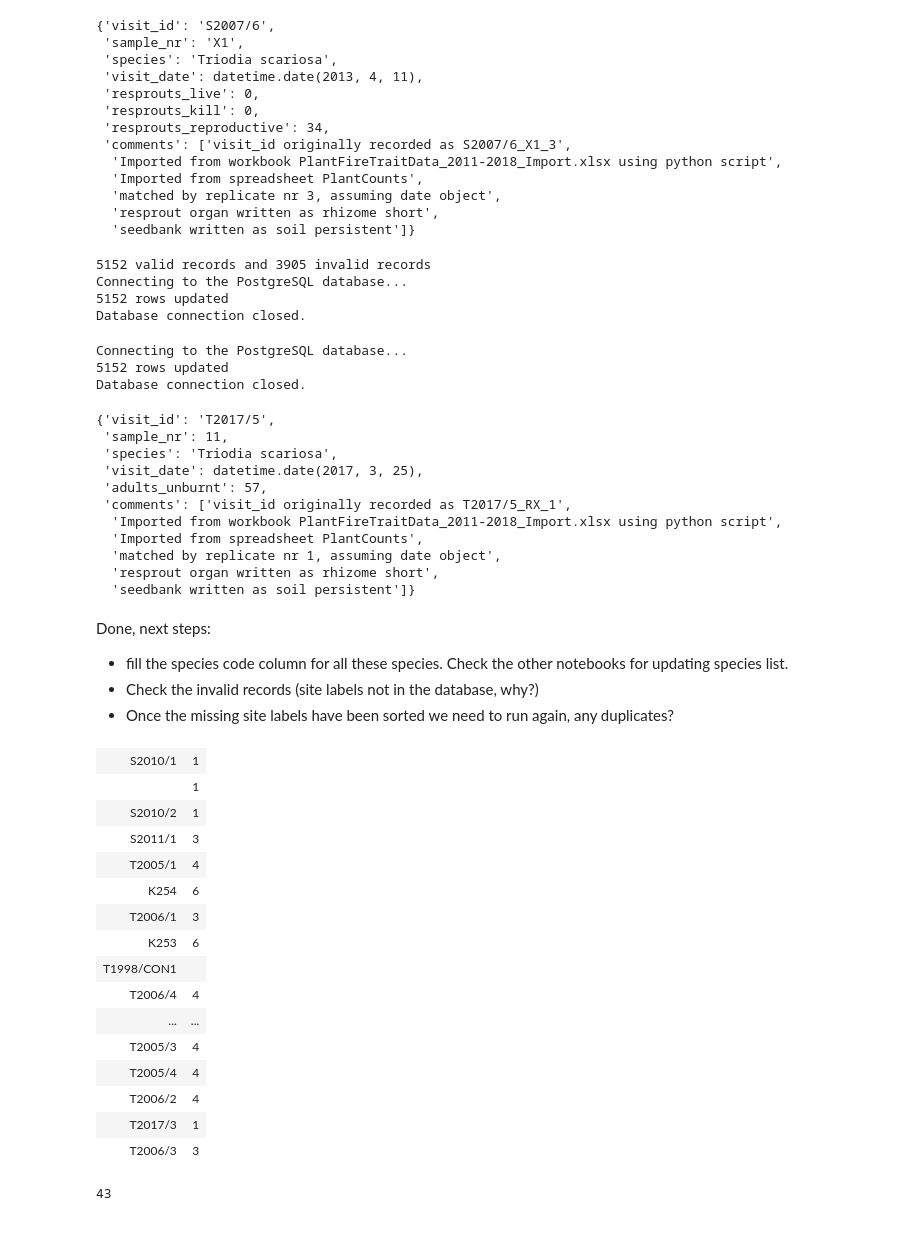
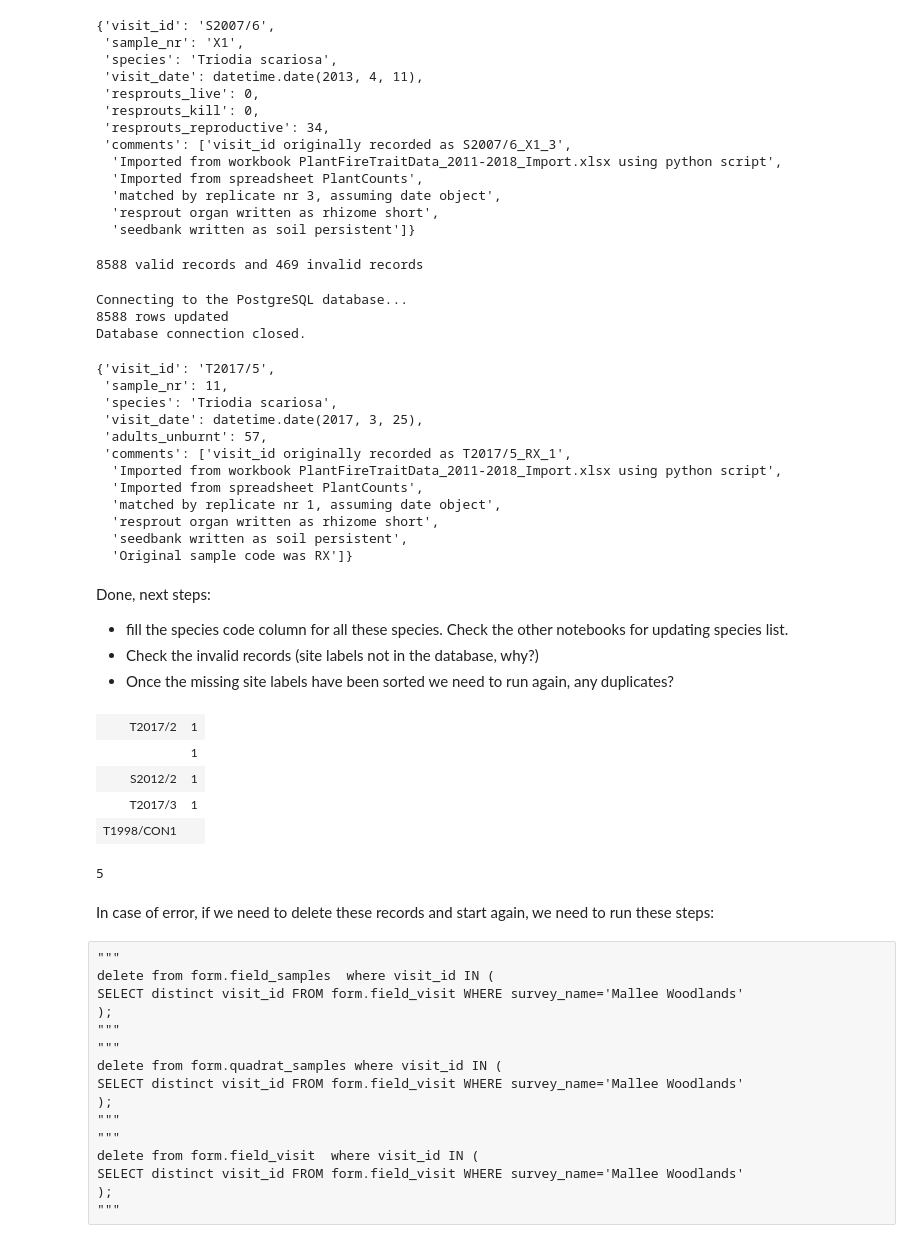
Before and after one commit to ces-unsw-edu-au/fireveg-db-imports, a Jupyter notebook: workflow/Field-forms/10-Mallee-Woodlands-import.ipynb, the cells around one changed output. Cells and saved outputs as stored; diff of their text form; code cells hidden in the pictures.

Commit message:
Final import of Mallee data

```diff
--- a/workflow/Field-forms/10-Mallee-Woodlands-import.ipynb
+++ b/workflow/Field-forms/10-Mallee-Woodlands-import.ipynb
@@ -434,7 +434,12 @@ samples = {"A":1,"K":2,"R":3,"N":4,"G":5,"X1":6,"X2":7,"X3":8,
            "AX":9, "KX":10, "RX":11, "NX":12,}
 for record in quadrats:
     if record['sample_nr']:
-        record['sample_nr']=samples[record['sample_nr']]
+        samplenr=record['sample_nr']
+        record['sample_nr']=samples[samplenr]
+        record['comment']=['Original sample code was %s' % samplenr]
+    else:
+        record['sample_nr']=99
+        record['comment']=['Original sample code/nr was missing']
 # %%
 quadrats[175]
 # %% [output]
@@ -503,26 +535,27 @@ invalid_records=list()
 for record in records:
     if 'visit_date' in record.keys():
         if record['sample_nr']:
-            record['sample_nr']=samples[record['sample_nr']]
+            samplenr=record['sample_nr']
+            record['sample_nr']=samples[samplenr]
+            record['comments'].append('Original sample code was %s' % samplenr)
+        else:
+            record['sample_nr']=99
+            record['comments'].append('Original sample code/nr was missing')
         valid_records.append(record)
     else:
         invalid_records.append(record)
 
 print("%s valid records and %s invalid records" % (len(valid_records), len(invalid_records)))
 # %% [output]
-5152 valid records and 3905 invalid records
-Connecting to the PostgreSQL database...
-5152 rows updated
-Database connection closed.
+8588 valid records and 469 invalid records
 # %%
-
 batch_upsert(dbparams,table='form.quadrat_samples',
              records=valid_records,
              keycol=('visit_id','visit_date','sample_nr'),
              idx=None, execute=True)
 # %% [output]
 Connecting to the PostgreSQL database...
-5152 rows updated
+8588 rows updated
 Database connection closed.
 # %%
 record
@@ -537,7 +570,8 @@ record
   'Imported from spreadsheet PlantCounts',
   'matched by replicate nr 1, assuming date object',
   'resprout organ written as rhizome short',
-  'seedbank written as soil persistent']}
+  'seedbank written as soil persistent',
+  'Original sample code was RX']}
 # %% [markdown]
 Done, next steps:
 - fill the species code column for all these species. Check the other notebooks for updating species list.
@@ -549,29 +583,36 @@ Done, next steps:
 # %%
 vids=list()
 for record in invalid_records:
     vids.append((record['visit_id'],record['replicate_nr']))
 
-#table = tabulate(set(vids), tablefmt='html')
+table = tabulate(set(vids), tablefmt='html')
 
-#display(HTML(table))
+display(HTML(table))
 # %% [output]
-| S2010/1 | 1 |
+| T2017/2 | 1 |
 |  | 1 |
-| S2010/2 | 1 |
-| S2011/1 | 3 |
-| T2005/1 | 4 |
-| K254 | 6 |
-| T2006/1 | 3 |
-| K253 | 6 |
+| S2012/2 | 1 |
+| T2017/3 | 1 |
 | T1998/CON1 |  |
-| T2006/4 | 4 |
-| ... | ... |
-| T2005/3 | 4 |
-| T2005/4 | 4 |
-| T2006/2 | 4 |
-| T2017/3 | 1 |
-| T2006/3 | 3 |
 # %%
 len(set(vids))
 # %% [output]
-43
+5
+# %% [markdown]
+In case of error, if we need to delete these records and start again, we need to run these steps:
+# %% [raw]
+"""
+delete from form.field_samples  where visit_id IN (
+SELECT distinct visit_id FROM form.field_visit WHERE survey_name='Mallee Woodlands'
+);
+"""
+"""
+delete from form.quadrat_samples where visit_id IN (
+SELECT distinct visit_id FROM form.field_visit WHERE survey_name='Mallee Woodlands'
+);
+"""
+"""
+delete from form.field_visit  where visit_id IN (
+SELECT distinct visit_id FROM form.field_visit WHERE survey_name='Mallee Woodlands'
+);
+"""
```
Also changed, not shown: parts of 10 cells of this notebook, 1 other file.
